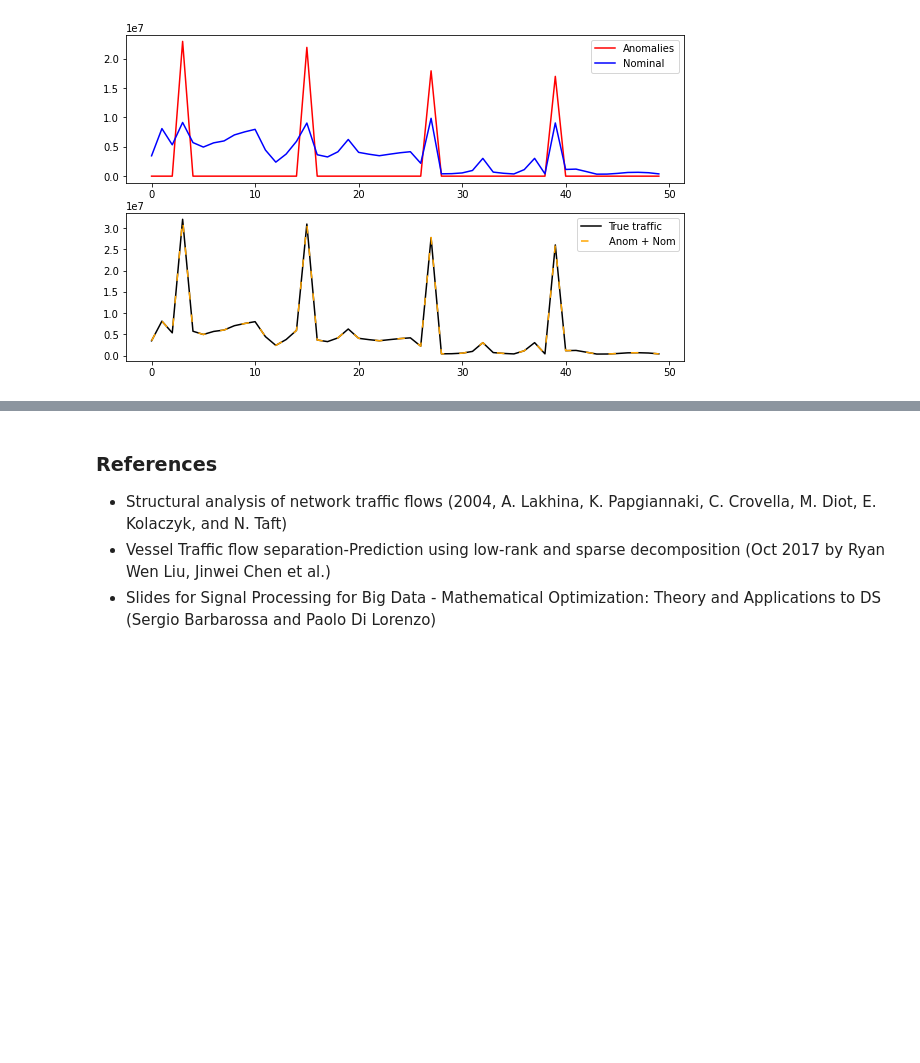
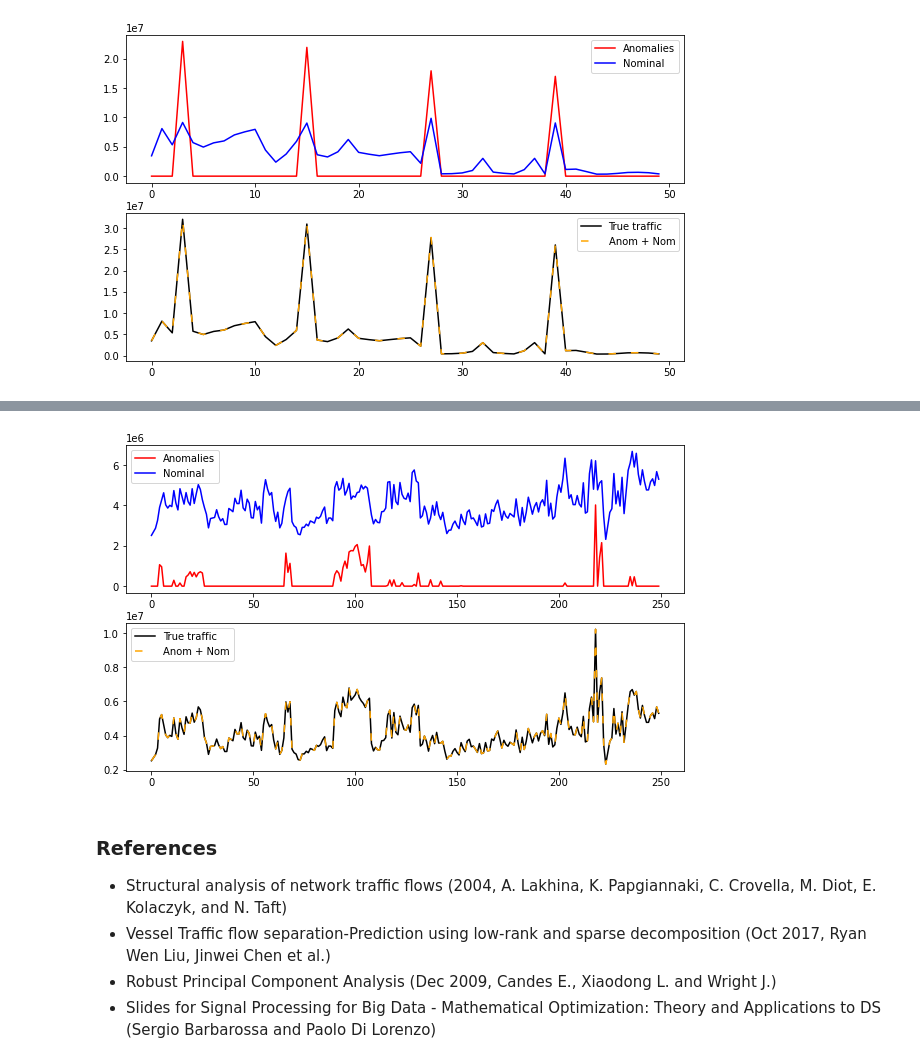
Before and after one commit to TomBombadil95/SPBD, a Jupyter notebook: Traffic Network.ipynb, the cells around one changed output, grey strips where cells are left out. Saved outputs shown, nothing was run; the diff lists cells and outputs as text; code cells hidden in the pictures; blank space fills up the shorter version.

```diff
--- a/Traffic Network.ipynb
+++ b/Traffic Network.ipynb
@@ -466,6 +542,11 @@ show_plots(args2, i = 69,t1 = 50)
+# %%
+show_plots(args3, i = 28,t1 = 250)
+# %% [output]
+[figure, added]
 # %% [markdown]
 ### References
 - Structural analysis of network traffic flows (2004, A. Lakhina, K. Papgiannaki, C. Crovella, M. Diot, E. Kolaczyk,
 	and N. Taft)
-- Vessel Traffic flow separation-Prediction using low-rank and sparse decomposition (Oct 2017 by Ryan Wen Liu, Jinwei Chen et al.)
+- Vessel Traffic flow separation-Prediction using low-rank and sparse decomposition (Oct 2017, Ryan Wen Liu, Jinwei Chen et al.)
+- Robust Principal Component Analysis (Dec 2009, Candes E., Xiaodong L. and Wright J.)
 - Slides for Signal Processing for Big Data - Mathematical Optimization: Theory and Applications to DS (Sergio Barbarossa and Paolo Di Lorenzo)
```
Also changed, not shown: parts of 16 cells of this notebook.
